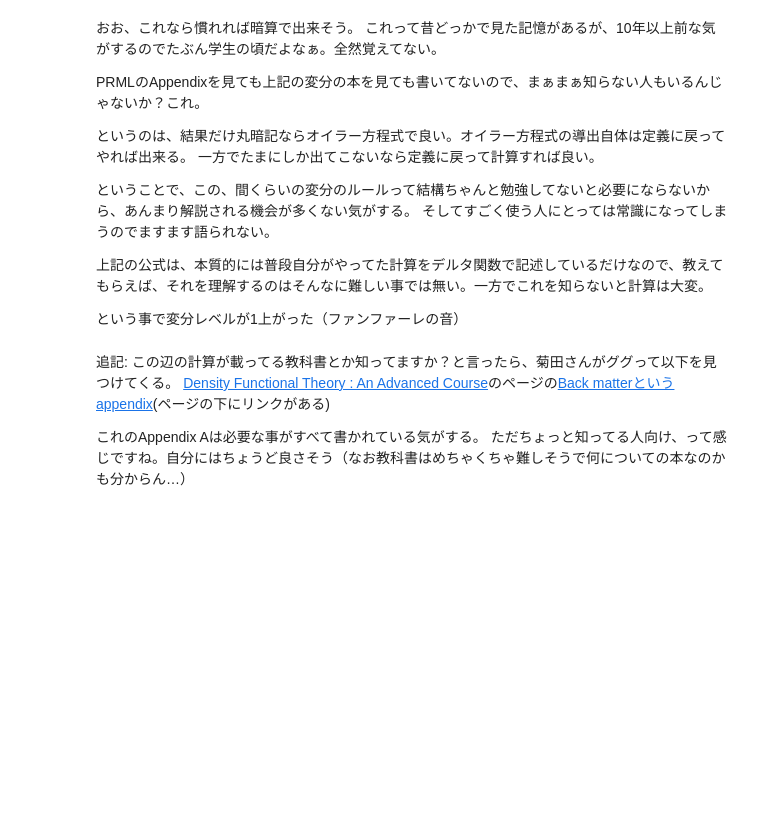
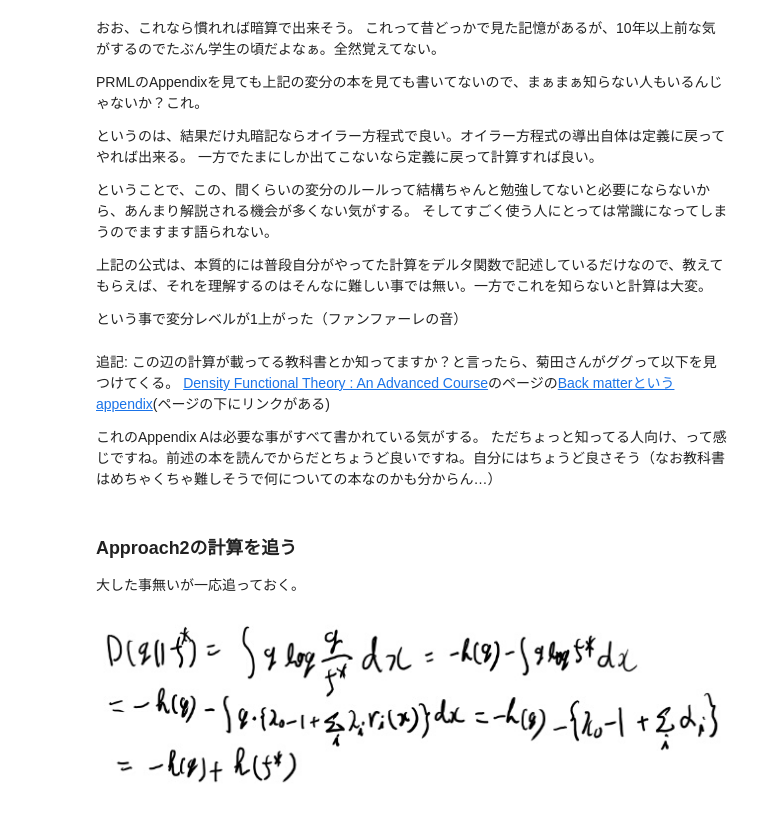
Before and after one commit to karino2/karino2.github.io, a Jupyter notebook: ipynb/2019-03-22-135325.ipynb, the cells around one changed output. Drawn from its saved outputs; the diff is of its cells as text; code cells hidden in the pictures; blank space fills up the shorter version.

```diff
--- a/ipynb/2019-03-22-135325.ipynb
+++ b/ipynb/2019-03-22-135325.ipynb
@@ -77,4 +77,12 @@ PRMLのAppendixを見ても上記の変分の本を見ても書いてないの
 [Density Functional Theory : An Advanced Course](https://cds.cern.ch/record/1383342)のページの[Back matterというappendix](https://cds.cern.ch/record/1383342/files/978-3-642-14090-7_BookBackMatter.pdf)(ページの下にリンクがある)
 
 これのAppendix Aは必要な事がすべて書かれている気がする。
-ただちょっと知ってる人向け、って感じですね。自分にはちょうど良さそう（なお教科書はめちゃくちゃ難しそうで何についての本なのかも分からん…）
+ただちょっと知ってる人向け、って感じですね。前述の本を読んでからだとちょうど良いですね。自分にはちょうど良さそう（なお教科書はめちゃくちゃ難しそうで何についての本なのかも分からん…）
+# %% [markdown]
+### Approach2の計算を追う
+
+大した事無いが一応追っておく。
+# %%
+MeatPieImage()
+# %% [output]
+[figure, added]
```
Also changed, not shown: parts of 5 cells of this notebook.
